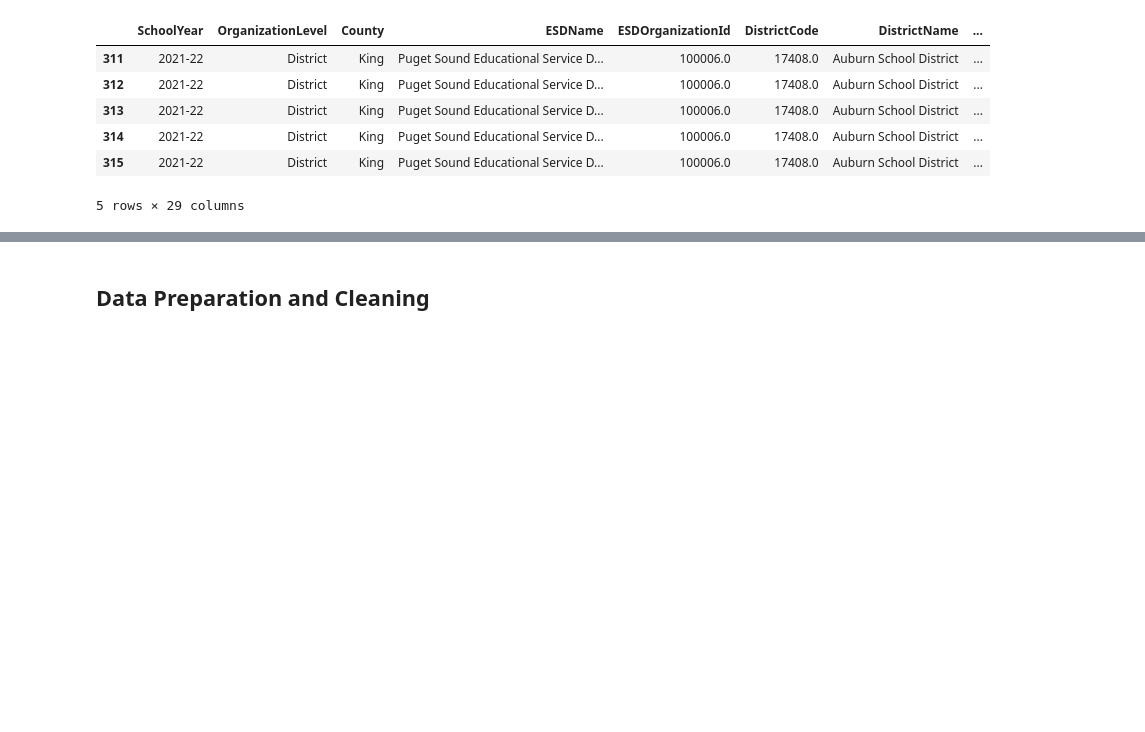
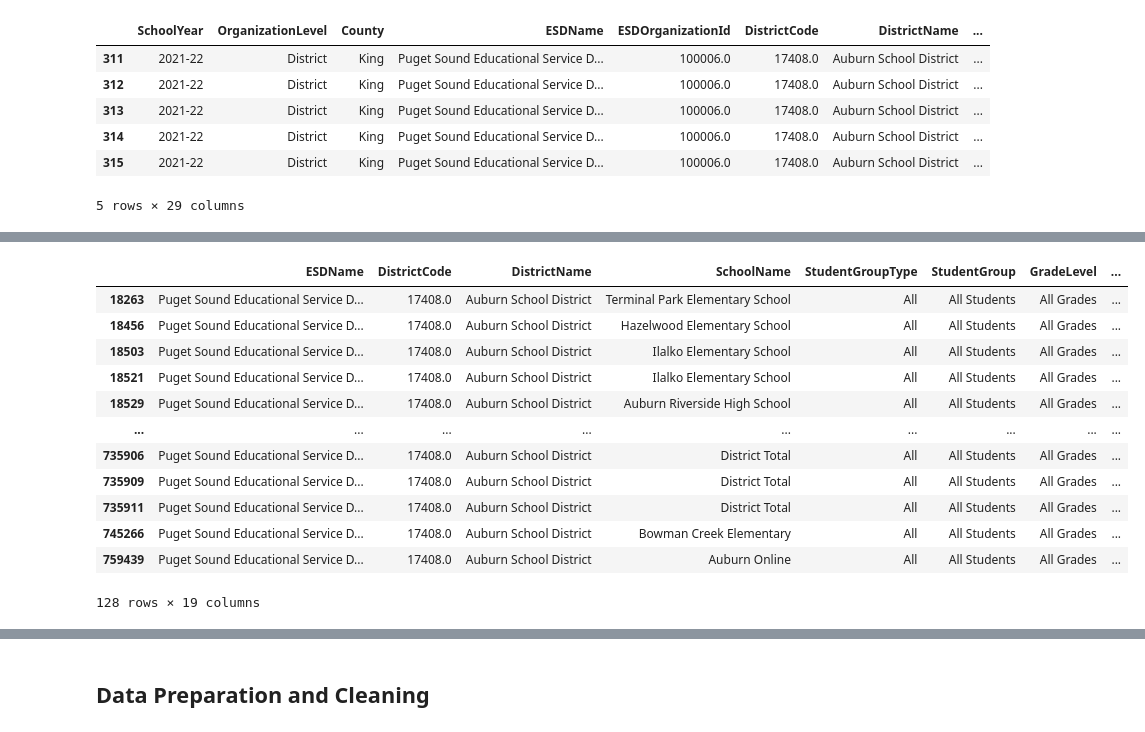
Before and after one commit to aokdata/King-County-House-Sales-, a Jupyter notebook: Aidan/Aidan Workbook.ipynb, the cells around one changed output, grey strips where cells are left out. Saved outputs shown, nothing was run; the diff lists cells and outputs as text; code cells hidden in the pictures; blank space fills up the shorter version.

```diff
--- a/Aidan/Aidan Workbook.ipynb
+++ b/Aidan/Aidan Workbook.ipynb
@@ -145,3 +151,5 @@ king_school_df.head()
 | 314 | 2021-22 | District | King | Puget Sound Educational Service D... | 100006.0 | 17408.0 | Auburn School District | ... |
 | 315 | 2021-22 | District | King | Puget Sound Educational Service D... | 100006.0 | 17408.0 | Auburn School District | ... |
 5 rows × 29 columns
+# %%
+ex_df = king_school_df[king_school_df['DistrictName'] == 'Auburn School District']
@@ -148,2 +165,18 @@ king_school_df.head()
+# %%
+ex_df[(ex_df.StudentGroup == "All Students") & (ex_df.GradeLevel == "All Grades")]
+# %% [output]
+|  | ESDName | DistrictCode | DistrictName | SchoolName | StudentGroupType | StudentGroup | GradeLevel | ... |
+| 18263 | Puget Sound Educational Service D... | 17408.0 | Auburn School District | Terminal Park Elementary School | All | All Students | All Grades | ... |
+| 18456 | Puget Sound Educational Service D... | 17408.0 | Auburn School District | Hazelwood Elementary School | All | All Students | All Grades | ... |
+| 18503 | Puget Sound Educational Service D... | 17408.0 | Auburn School District | Ilalko Elementary School | All | All Students | All Grades | ... |
+| 18521 | Puget Sound Educational Service D... | 17408.0 | Auburn School District | Ilalko Elementary School | All | All Students | All Grades | ... |
+| 18529 | Puget Sound Educational Service D... | 17408.0 | Auburn School District | Auburn Riverside High School | All | All Students | All Grades | ... |
+| ... | ... | ... | ... | ... | ... | ... | ... | ... |
+| 735906 | Puget Sound Educational Service D... | 17408.0 | Auburn School District | District Total | All | All Students | All Grades | ... |
+| 735909 | Puget Sound Educational Service D... | 17408.0 | Auburn School District | District Total | All | All Students | All Grades | ... |
+| 735911 | Puget Sound Educational Service D... | 17408.0 | Auburn School District | District Total | All | All Students | All Grades | ... |
+| 745266 | Puget Sound Educational Service D... | 17408.0 | Auburn School District | Bowman Creek Elementary | All | All Students | All Grades | ... |
+| 759439 | Puget Sound Educational Service D... | 17408.0 | Auburn School District | Auburn Online | All | All Students | All Grades | ... |
+128 rows × 19 columns
 # %%
 king_school_df.DistrictName.value_counts()
```
Also changed, not shown: parts of 20 cells of this notebook.
